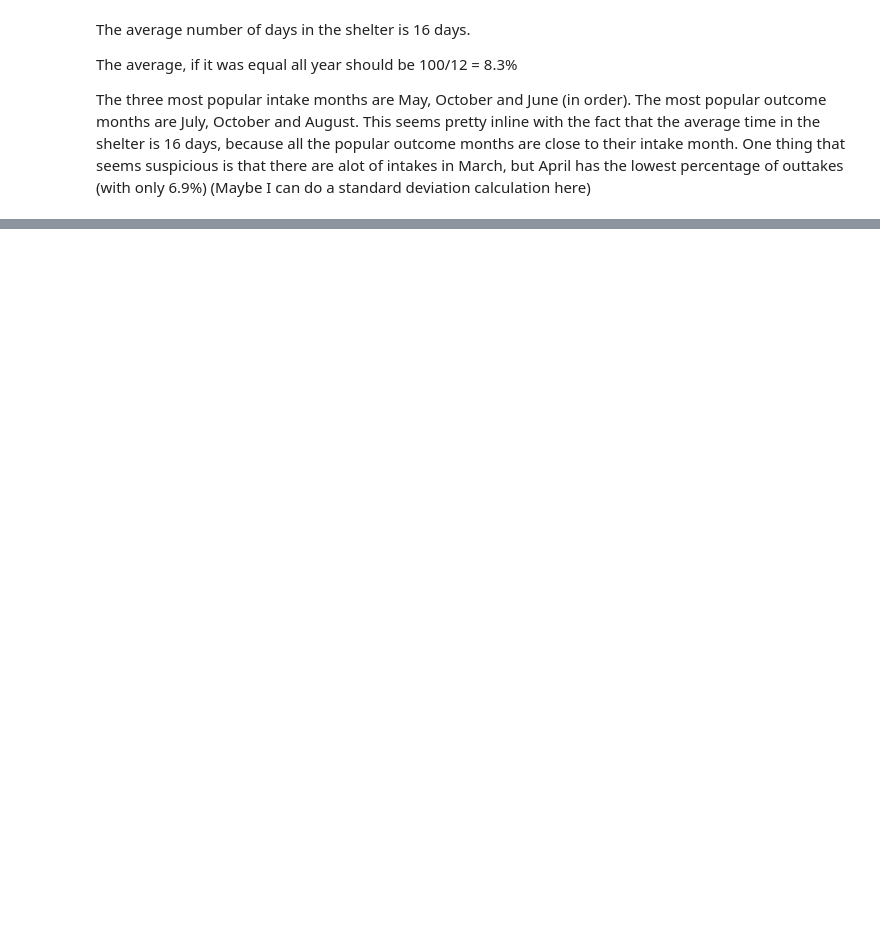
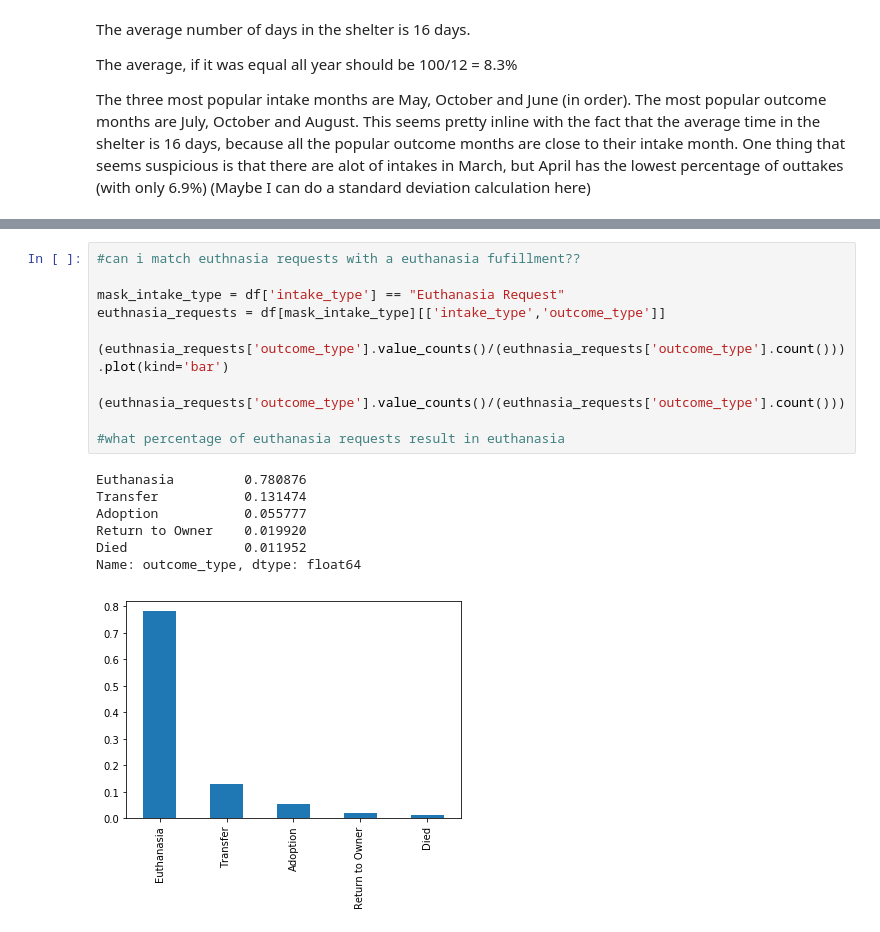
Before and after one commit to KevinW2020/MIS373, a Jupyter notebook: Final Project/Final Project Exploration - Maddie Pellman.ipynb, the cells around one changed output, grey strips where cells are left out. Cells and saved outputs as stored; diff of their text form; blank space fills up the shorter version.

```diff
--- a/Final Project/Final Project Exploration - Maddie Pellman.ipynb
+++ b/Final Project/Final Project Exploration - Maddie Pellman.ipynb
@@ -283,0 +347,19 @@ outcome
+# %%
+#can i match euthnasia requests with a euthanasia fufillment??
+
+mask_intake_type = df['intake_type'] == "Euthanasia Request"
+euthnasia_requests = df[mask_intake_type][['intake_type','outcome_type']]
+
+(euthnasia_requests['outcome_type'].value_counts()/(euthnasia_requests['outcome_type'].count())).plot(kind='bar')
+
+(euthnasia_requests['outcome_type'].value_counts()/(euthnasia_requests['outcome_type'].count()))
+
+#what percentage of euthanasia requests result in euthanasia
+# %% [output]
+Euthanasia         0.780876
+Transfer           0.131474
+Adoption           0.055777
+Return to Owner    0.019920
+Died               0.011952
+Name: outcome_type, dtype: float64
+[figure, added]
```
Also changed, not shown: parts of 28 cells of this notebook.
